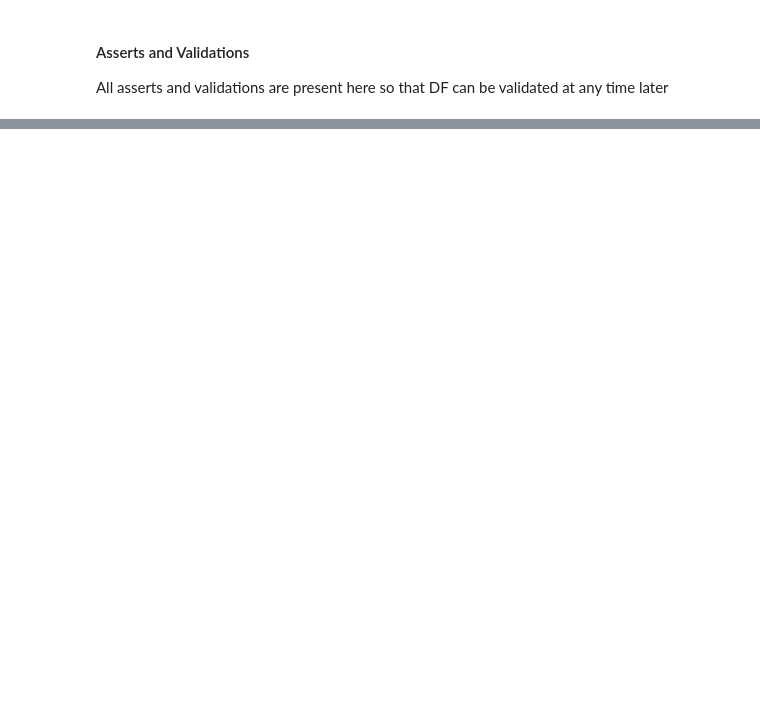
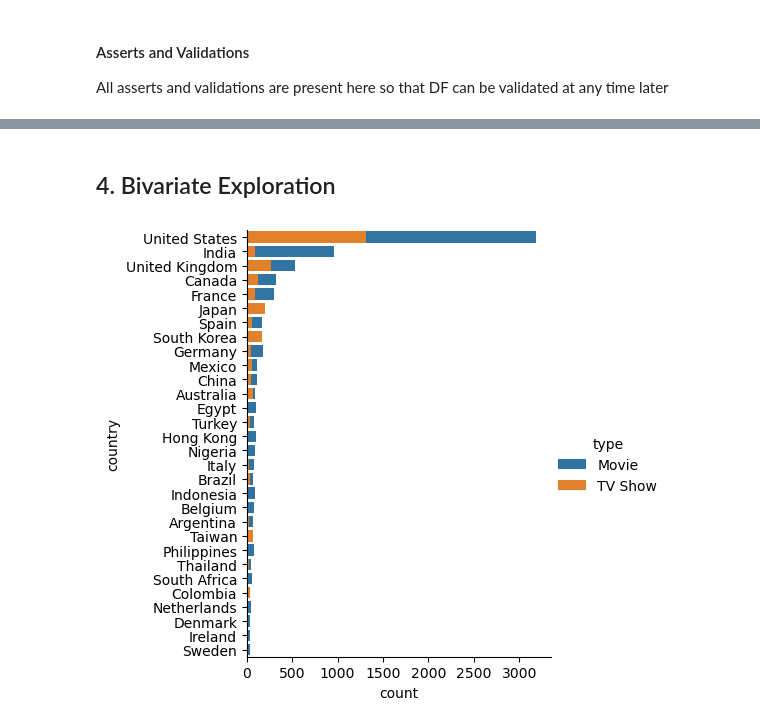
Before and after one commit to jyothisable/netflix, a Jupyter notebook: EDA.ipynb, the cells around one changed output, grey strips where cells are left out. Cells and saved outputs as stored; diff of their text form; code cells hidden in the pictures; blank space fills up the shorter version.

```diff
--- a/EDA.ipynb
+++ b/EDA.ipynb
@@ -430,0 +474,24 @@ assert all(nf_df.isna().sum() == 0)
+# %% [markdown]
+## 4. Bivariate Exploration
+# %%
+# Filter DataFrame to include only unique combinations of 'show_id', 'type', and 'country'
+nf_df_loc = nf_df[['show_id', 'type', 'country']].drop_duplicates()
+
+# Count occurrences of each country and select the top 30
+nf_df_loc_count = nf_df_loc['country'].value_counts().head(30) # default sorted by descending order count
+
+# Filter the DataFrame to include only the top 30 countries
+nf_df_loc = nf_df_loc[nf_df_loc['country'].isin(nf_df_loc_count.index)]
+
+# Plot the counts using Seaborn's catplot
+sns.catplot(data = nf_df_loc,
+            y = 'country',
+            kind = 'count',
+            hue = 'type',
+            order = nf_df_loc_count.index,
+            dodge=False)
+
+# Show the plot
+plt.show()
+# %% [output]
+[figure, added]
```
Also changed, not shown: parts of 18 cells of this notebook.
